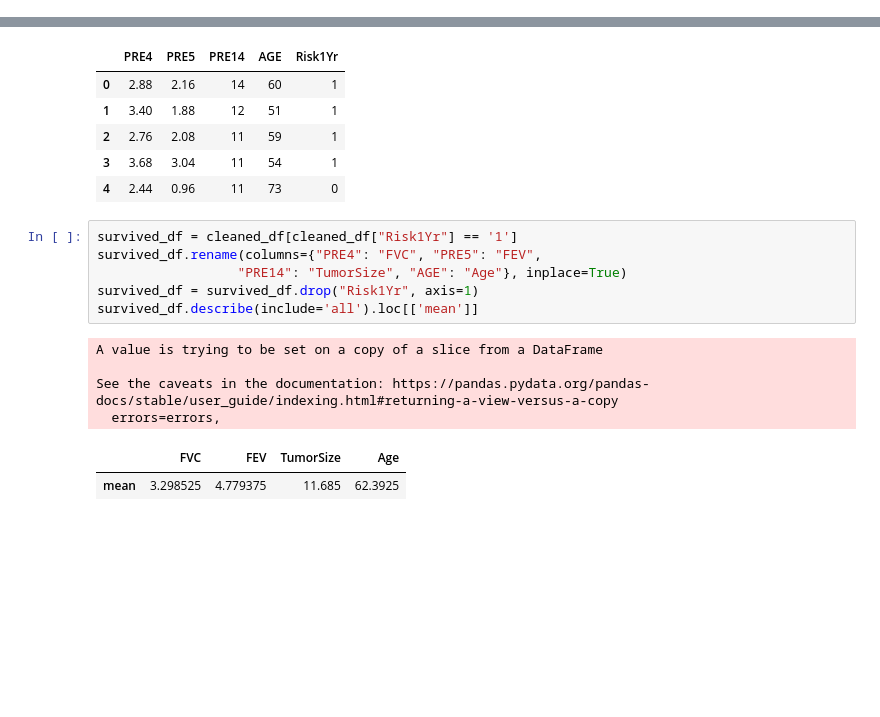
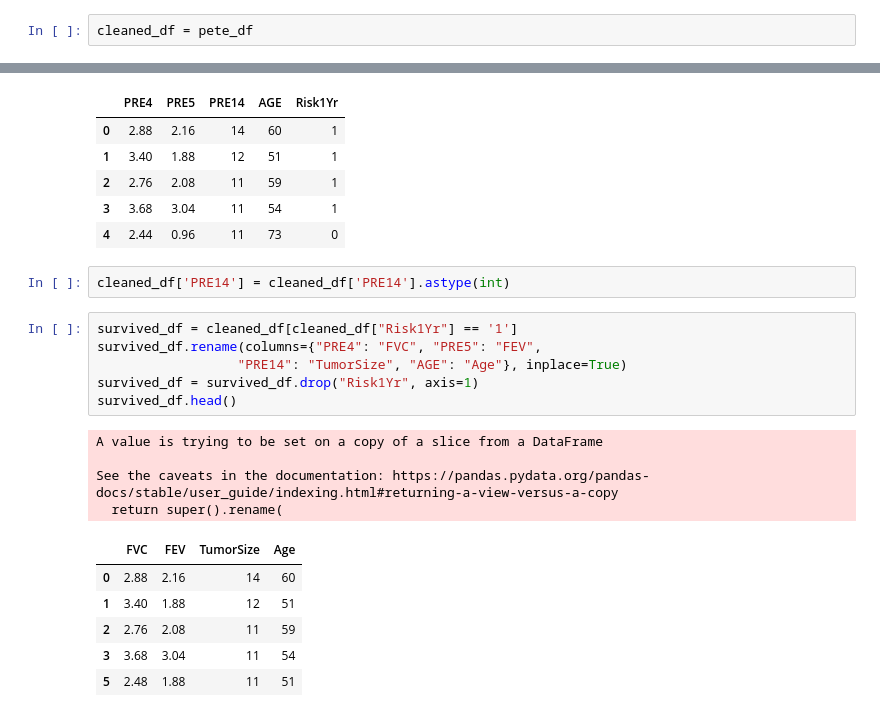
Before and after one commit to pete6184/Thoracic_Surgery_Predictions, a Jupyter notebook: data_analysis.ipynb, the cells around one changed output, grey strips where cells are left out. Drawn from its saved outputs; the diff is of its cells as text; blank space fills up the shorter version.

```diff
--- a/data_analysis.ipynb
+++ b/data_analysis.ipynb
@@ -626,6 +627,8 @@ weighted avg       0.72      0.85      0.78        94
 # %%
 clean_df = df.drop(columns = ["DGN", "PRE6", "PRE7", 'PRE8', 'PRE9', 'PRE10', 'PRE11', 'PRE17', 'PRE19',
              'PRE25', 'PRE30', 'PRE32'])
+# %%
+cleaned_df = pete_df
 # %%
 cleaned_df['PRE14'] = np.where(cleaned_df['PRE14'] == 'OC11', '11', cleaned_df['PRE14'] ).astype(int)
 cleaned_df['PRE14'] = np.where(cleaned_df['PRE14'] == 'OC12', '12', cleaned_df['PRE14'] ).astype(int)
@@ -641,16 +644,22 @@ cleaned_df.head()
 | 2 | 2.76 | 2.08 | 11 | 59 | 1 |
 | 3 | 3.68 | 3.04 | 11 | 54 | 1 |
 | 4 | 2.44 | 0.96 | 11 | 73 | 0 |
+# %%
+cleaned_df['PRE14'] = cleaned_df['PRE14'].astype(int)
 # %%
 survived_df = cleaned_df[cleaned_df["Risk1Yr"] == '1']
 survived_df.rename(columns={"PRE4": "FVC", "PRE5": "FEV",
                   "PRE14": "TumorSize", "AGE": "Age"}, inplace=True)
 survived_df = survived_df.drop("Risk1Yr", axis=1)
-survived_df.describe(include='all').loc[['mean']]
+survived_df.head()
 # %% [output]
 A value is trying to be set on a copy of a slice from a DataFrame
 
 See the caveats in the documentation: https://pandas.pydata.org/pandas-docs/stable/user_guide/indexing.html#returning-a-view-versus-a-copy
-  errors=errors,
+  return super().rename(
 |  | FVC | FEV | TumorSize | Age |
-| mean | 3.298525 | 4.779375 | 11.685 | 62.3925 |
+| 0 | 2.88 | 2.16 | 14 | 60 |
+| 1 | 3.40 | 1.88 | 12 | 51 |
+| 2 | 2.76 | 2.08 | 11 | 59 |
+| 3 | 3.68 | 3.04 | 11 | 54 |
+| 5 | 2.48 | 1.88 | 11 | 51 |
```
Also changed, not shown: parts of 16 cells of this notebook, 8 other files.
